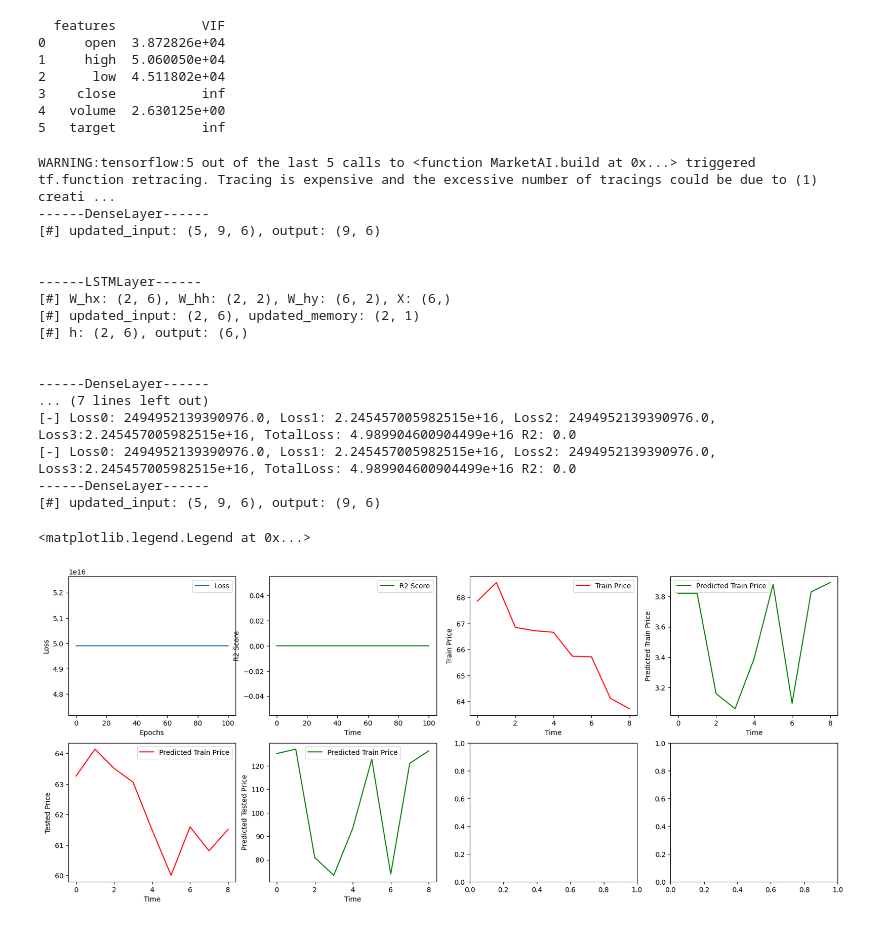
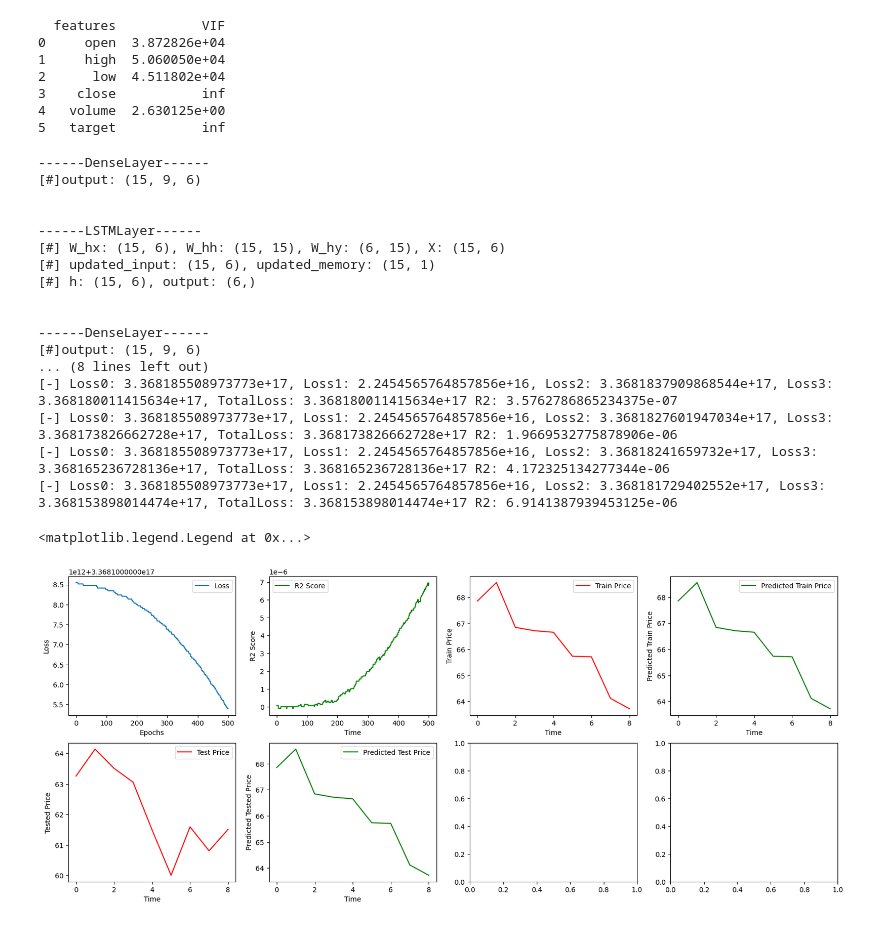
Before and after one commit to cecinuga/MarketAI, a Jupyter notebook: Models/MarketAI.ipynb, the cells around one changed output. Drawn from its saved outputs; the diff is of its cells as text; code cells hidden in the pictures.

```diff
--- a/Models/MarketAI.ipynb
+++ b/Models/MarketAI.ipynb
@@ -116,33 +109,11 @@ class DenseLayer(tf.Module):
     @tf.function(reduce_retracing=True)
     def __call__(self, X):
         print("------DenseLayer------")
-        updated_input = self.activation(tf.add(tf.multiply(self.W_n, X), self.bias))
-        output = tf.reduce_mean(updated_input, axis=0)
+        output = self.activation(tf.add(tf.multiply(self.W_n, X), self.bias))
 
-        print("[#] updated_input: {0}, output: {1}".format(updated_input.shape, output.shape))
+        print("[#]output: {0}".format(output.shape))
         print("\n")
         return output, self.bias
-
-class OutputLayer(tf.Module):
-    def __init__(self, input_dim, n_features):
-        self.input_dim = input_dim
-        self.n_features = n_features
-        self.builded = False
-
-    @tf.function
-    def build(self):
-        if not self.builded:
-            self.W_n = tf.Variable(tf.random.uniform(shape=(self.input_dim, self.n_features)), dtype=tf.float32, trainable=True)
-            self.bias = tf.Variable(tf.ones(shape=(self.input_dim)), dtype=tf.float32, trainable=True)
-            self.builded = True
-
-    @tf.function
-    def __call__(self, X):
-        print("------OutputLayer------")
-        output = tf.transpose(tf.add(tf.transpose(tf.multiply(self.W_n, X)), self.bias))
-        print("W_n: {0}, bias: {1}, output: {2}".format(self.W_n.shape, self.bias.shape, output.shape))
-        print("\n")
-        return output
 # %%
 class LSTMLayer(tf.Module):
     def __init__(self, units, input_dim, output_dim):
@@ -171,7 +142,7 @@ class LSTMLayer(tf.Module):
         self.h = tf.math.tanh(
             tf.add(updated_memory, updated_input),
         )
-        output = tf.reduce_mean(tf.nn.sigmoid(tf.multiply(self.W_hy, tf.transpose(self.h))), axis=1)
+        output = tf.reduce_sum(tf.nn.sigmoid(tf.multiply(self.W_hy, tf.transpose(self.h))), axis=1)
         print("[#] h: {0}, output: {1}".format(self.h.shape, output.shape))
         print("\n")
         return output, self.h
@@ -276,67 +242,67 @@ class MarketAI(tf.Module):
 # %%
 n_ciclic, n_rows, n_features = X.shape
-n_neurons = 5
-epochs = 100
+n_neurons = 15
+epochs = 1000
 lr = 0.01
 model = MarketAI([
-    DenseLayer(n_neurons, n_rows, n_features, tf.nn.sigmoid),
-    LSTMLayer(2, n_features, 1),
-    DenseLayer(n_neurons, n_rows, n_features, tf.nn.sigmoid),
-    OutputLayer(n_rows, n_features)
+    DenseLayer(n_neurons, n_rows, n_features, tf.nn.relu),
+    LSTMLayer(n_neurons, n_features, 1),
+    DenseLayer(n_neurons, n_rows, n_features, tf.nn.relu),
+    DenseLayer(1, n_rows, n_features),
 ], epochs, lr)
 model.build()
 model.load(X[0], X[1])
 model.train()
 model.predict()
 # %% [output]
-WARNING:tensorflow:5 out of the last 5 calls to <function MarketAI.build at 0x...> triggered tf.function retracing. Tracing is expensive and the excessive number of tracings could be due to (1) creati ...
 ------DenseLayer------
-[#] updated_input: (5, 9, 6), output: (9, 6)
+[#]output: (15, 9, 6)
 
 
 ------LSTMLayer------
-[#] W_hx: (2, 6), W_hh: (2, 2), W_hy: (6, 2), X: (6,)
-[#] updated_input: (2, 6), updated_memory: (2, 1)
-[#] h: (2, 6), output: (6,)
+[#] W_hx: (15, 6), W_hh: (15, 15), W_hy: (6, 15), X: (15, 6)
+[#] updated_input: (15, 6), updated_memory: (15, 1)
+[#] h: (15, 6), output: (6,)
 
 
 ------DenseLayer------
-... (7 lines left out)
-[-] Loss0: 2494952139390976.0, Loss1: 2.245457005982515e+16, Loss2: 2494952139390976.0, Loss3:2.245457005982515e+16, TotalLoss: 4.989904600904499e+16 R2: 0.0
-[-] Loss0: 2494952139390976.0, Loss1: 2.245457005982515e+16, Loss2: 2494952139390976.0, Loss3:2.245457005982515e+16, TotalLoss: 4.989904600904499e+16 R2: 0.0
-------DenseLayer------
-[#] updated_input: (5, 9, 6), output: (9, 6)
+[#]output: (15, 9, 6)
+... (8 lines left out)
+[-] Loss0: 3.368185508973773e+17, Loss1: 2.2454565764857856e+16, Loss2: 3.3681837909868544e+17, Loss3: 3.368180011415634e+17, TotalLoss: 3.368180011415634e+17 R2: 3.5762786865234375e-07
+[-] Loss0: 3.368185508973773e+17, Loss1: 2.2454565764857856e+16, Loss2: 3.3681827601947034e+17, Loss3: 3.368173826662728e+17, TotalLoss: 3.368173826662728e+17 R2: 1.9669532775878906e-06
+[-] Loss0: 3.368185508973773e+17, Loss1: 2.2454565764857856e+16, Loss2: 3.36818241659732e+17, Loss3: 3.368165236728136e+17, TotalLoss: 3.368165236728136e+17 R2: 4.172325134277344e-06
+[-] Loss0: 3.368185508973773e+17, Loss1: 2.2454565764857856e+16, Loss2: 3.368181729402552e+17, Loss3: 3.368153898014474e+17, TotalLoss: 3.368153898014474e+17 R2: 6.9141387939453125e-06
 # %%
 fig, ax = plt.subplots(2, 4, figsize=(20, 8))
 ax[0, 0].plot([e for e in range(len(model.loss_history))], model.loss_history, label="Loss")
 ax[0, 0].set_ylabel('Loss')
 ax[0, 0].set_xlabel('Epochs')
 ax[0, 0].legend()
 
 ax[0, 2].plot([e for e in range(len(model.X_train))], model.X_train[:, -1], label="Train Price", color='red')
 ax[0, 2].set_ylabel('Train Price')
 ax[0, 2].set_xlabel('Time')
 ax[0, 2].legend()
 
 ax[0, 3].plot([e for e in range(len(model.X_train))], model.predicted_train[:, -1], label="Predicted Train Price", color='green')
 ax[0, 3].set_ylabel('Predicted Train Price')
 ax[0, 3].set_xlabel('Time')
 ax[0, 3].legend()
 
-ax[1, 0].plot([e for e in range(len(model.X_test))], model.X_test[:, -1], label="Predicted Train Price", color='red')
+ax[1, 0].plot([e for e in range(len(model.X_test))], model.X_test[:, -1], label="Test Price", color='red')
 ax[1, 0].set_ylabel('Tested Price')
 ax[1, 0].set_xlabel('Time')
 ax[1, 0].legend()
 
-ax[1, 1].plot([e for e in range(len(model.X_test))], model.predicted_test[:, -1], label="Predicted Train Price", color='green')
+ax[1, 1].plot([e for e in range(len(model.X_test))], model.predicted_test[:, -1], label="Predicted Test Price", color='green')
 ax[1, 1].set_ylabel('Predicted Tested Price')
 ax[1, 1].set_xlabel('Time')
 ax[1, 1].legend()
 
 ax[0, 1].plot([e for e in range(len(model.r2_history))], model.r2_history, label="R2 Score", color='green')
 ax[0, 1].set_ylabel('R2 Score')
 ax[0, 1].set_xlabel('Time')
 ax[0, 1].legend()
 # %% [output]
 <matplotlib.legend.Legend at 0x...>
-[figure, old version]
+[figure, new version]
```
Also changed, not shown: parts of 2 cells of this notebook.
